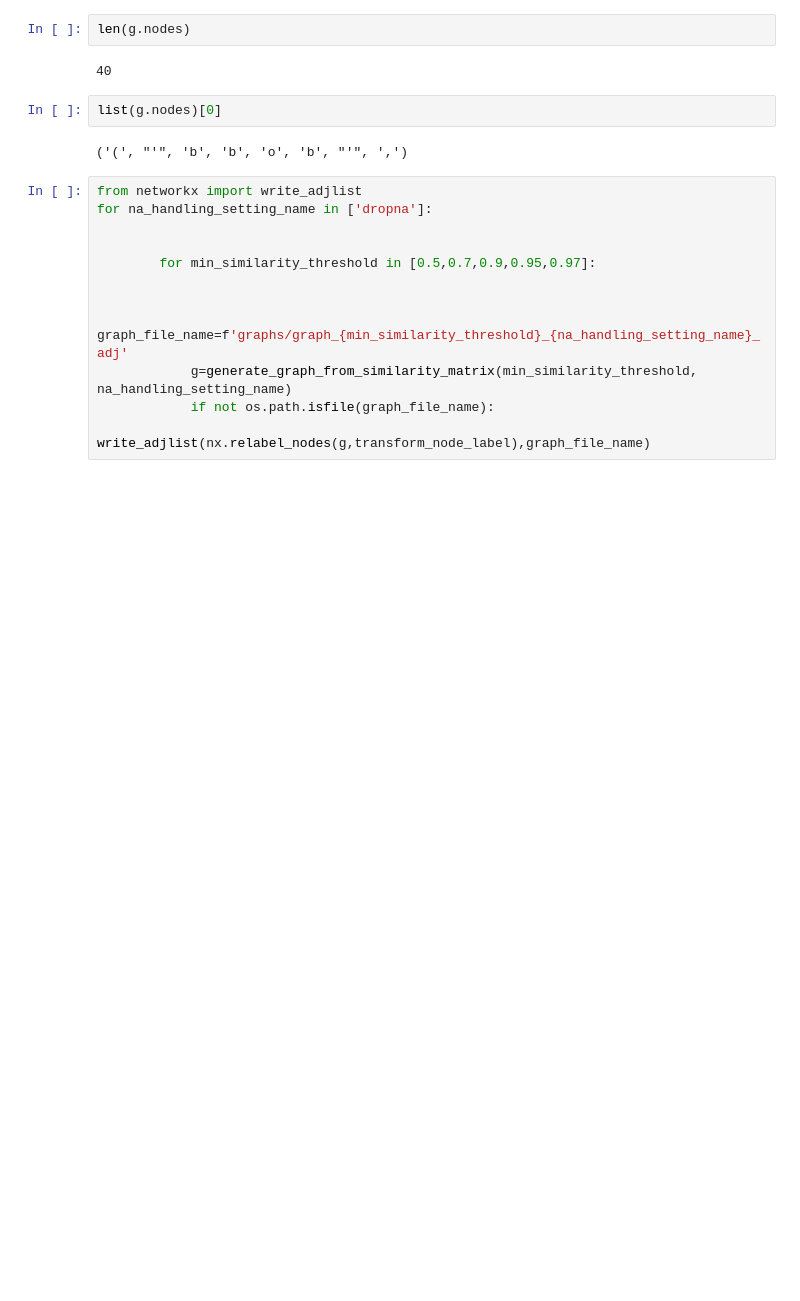
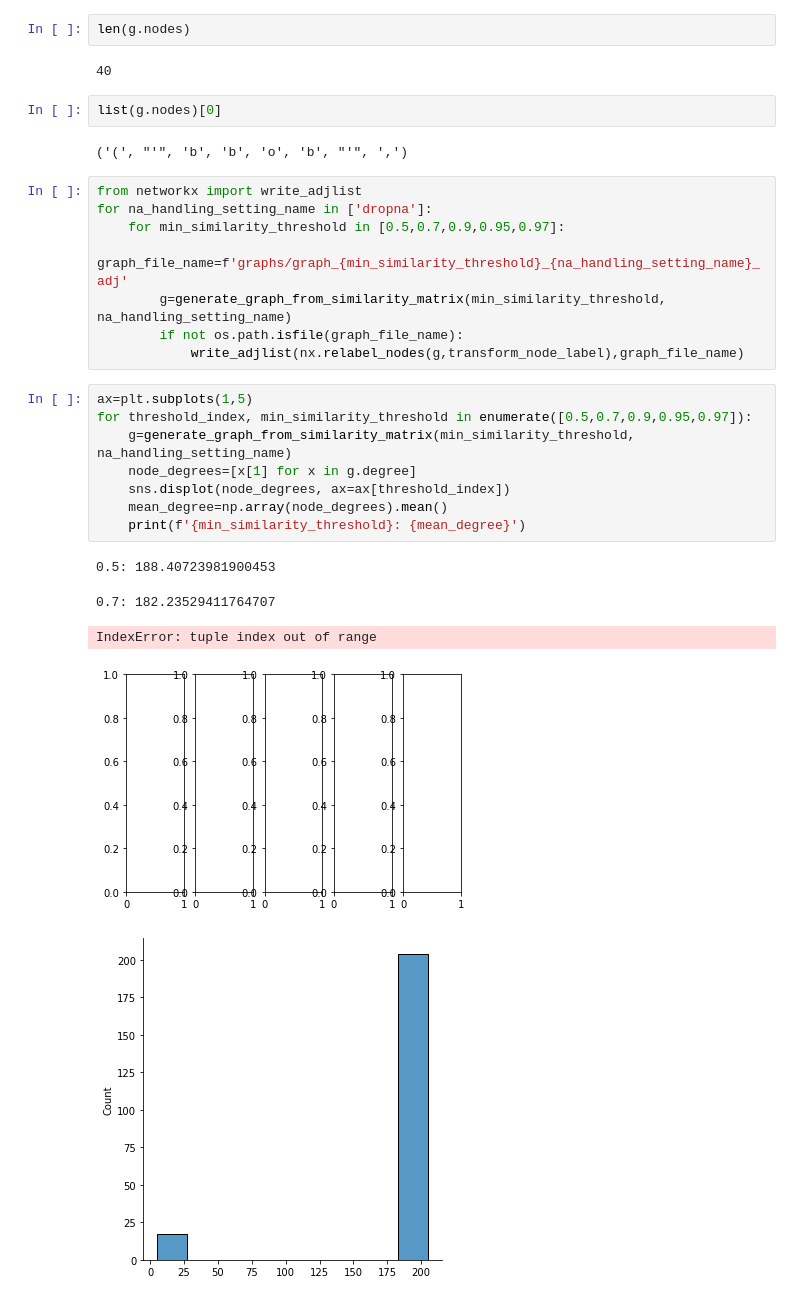
Before and after one commit to gjorgjinac/SELECTOR, a Jupyter notebook: graph_visualization.ipynb, the cells around one changed output. Drawn from its saved outputs; the diff is of its cells as text; blank space fills up the shorter version.

```diff
--- a/graph_visualization.ipynb
+++ b/graph_visualization.ipynb
@@ -140,12 +143,22 @@ list(g.nodes)[0]
 # %%
 from networkx import write_adjlist
 for na_handling_setting_name in ['dropna']:
-
-
-        for min_similarity_threshold in [0.5,0.7,0.9,0.95,0.97]:
-
-
-            graph_file_name=f'graphs/graph_{min_similarity_threshold}_{na_handling_setting_name}_adj'
-            g=generate_graph_from_similarity_matrix(min_similarity_threshold, na_handling_setting_name)
-            if not os.path.isfile(graph_file_name):
-                write_adjlist(nx.relabel_nodes(g,transform_node_label),graph_file_name)
+    for min_similarity_threshold in [0.5,0.7,0.9,0.95,0.97]:
+        graph_file_name=f'graphs/graph_{min_similarity_threshold}_{na_handling_setting_name}_adj'
+        g=generate_graph_from_similarity_matrix(min_similarity_threshold, na_handling_setting_name)
+        if not os.path.isfile(graph_file_name):
+            write_adjlist(nx.relabel_nodes(g,transform_node_label),graph_file_name)
+# %%
+ax=plt.subplots(1,5)
+for threshold_index, min_similarity_threshold in enumerate([0.5,0.7,0.9,0.95,0.97]):
+    g=generate_graph_from_similarity_matrix(min_similarity_threshold, na_handling_setting_name)
+    node_degrees=[x[1] for x in g.degree]
+    sns.displot(node_degrees, ax=ax[threshold_index])
+    mean_degree=np.array(node_degrees).mean()
+    print(f'{min_similarity_threshold}: {mean_degree}')
+# %% [output]
+0.5: 188.40723981900453
+0.7: 182.23529411764707
+IndexError: tuple index out of range
+[figure, added]
+[figure, added]
```
Also changed, not shown: parts of 2 cells of this notebook, 13 other files.
